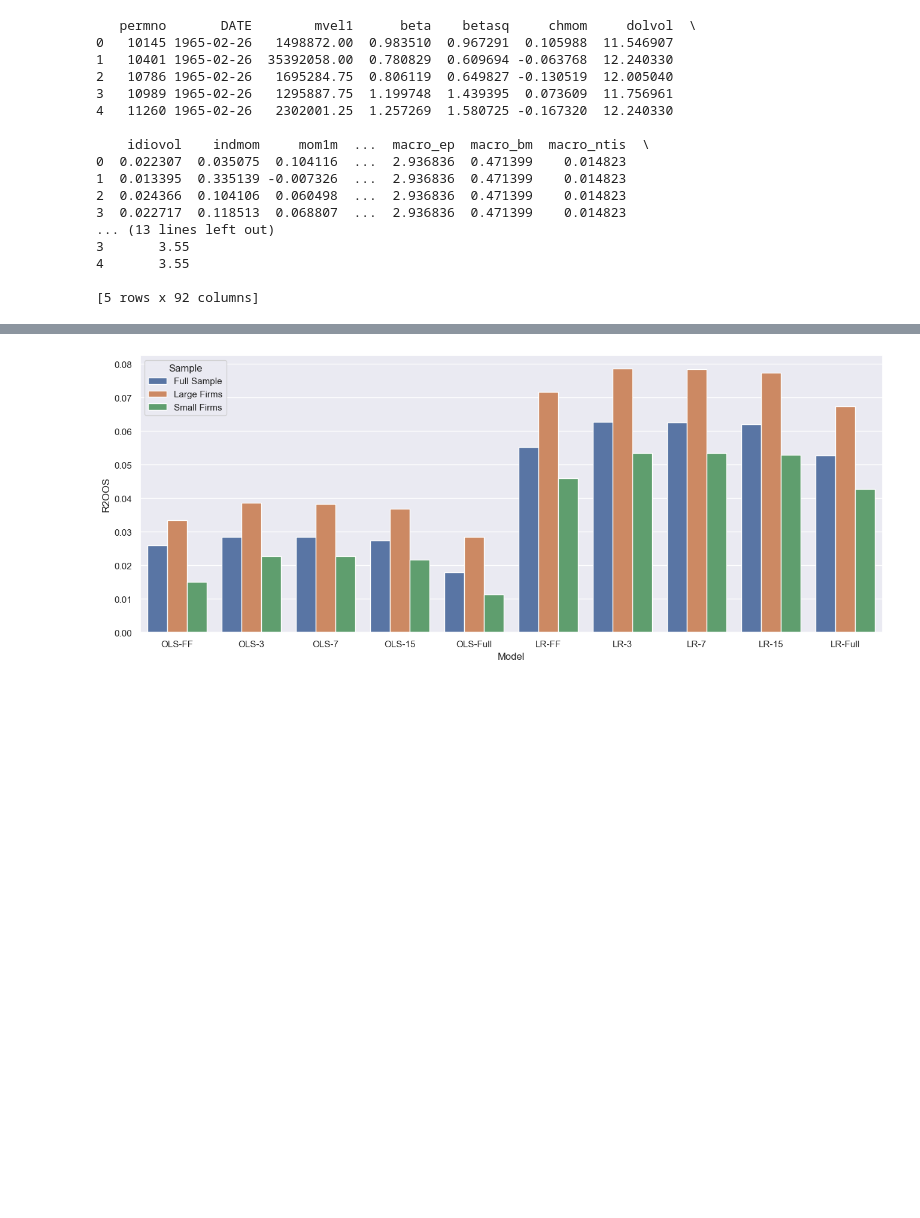
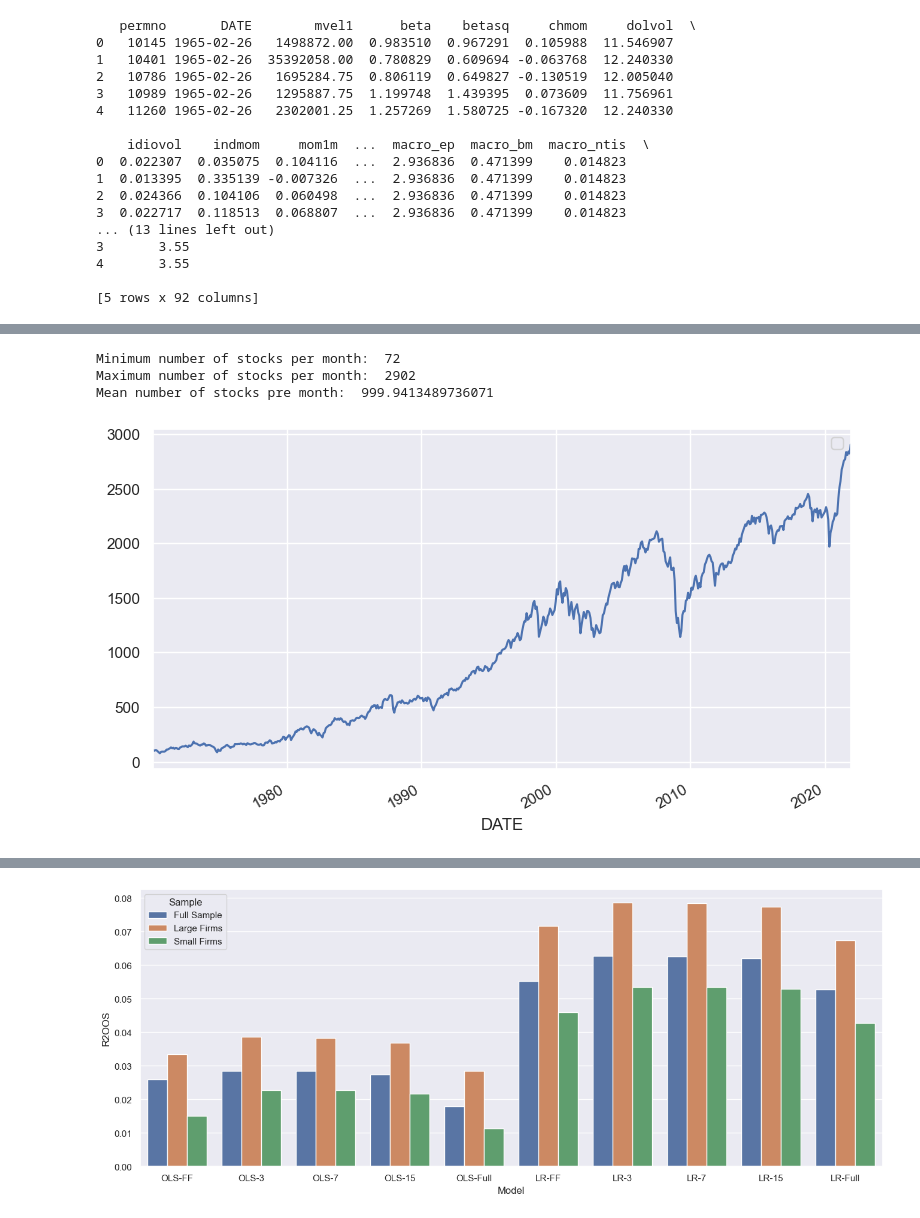
Before and after one commit to KidQuant/Taming-The-Factor-Zoo, a Jupyter notebook: 3_EDA.ipynb, the cells around one changed output, grey strips where cells are left out. Cells and saved outputs as stored; diff of their text form; code cells hidden in the pictures; blank space fills up the shorter version.

```diff
--- a/3_EDA.ipynb
+++ b/3_EDA.ipynb
@@ -64,15 +100,20 @@ df.tail()
 # %%
 Number_stocks_per_month = Counter(df['DATE'])
 Number_stocks_per_month = pd.DataFrame(Number_stocks_per_month.items(), columns=['DATE', 'Numer_of_Stocks'])
 print('Minimum number of stocks per month: ', Number_stocks_per_month['Numer_of_Stocks'].min())
 print('Maximum number of stocks per month: ', Number_stocks_per_month['Numer_of_Stocks'].max())
 print('Mean number of stocks pre month: ', Number_stocks_per_month['Numer_of_Stocks'].mean())
 Number_stocks_per_month.plot(x='DATE',
                              y='Numer_of_Stocks'
-                             ,grid=True, figsize=(8,5) )
+                             ,grid=True, figsize=(9,5) )
 plt.xlim(datetime.date(1970,1,31),datetime.date(2021,11,30))
 plt.legend('')
 plt.savefig('images/number_of_stocks.png', bbox_inches='tight')
+# %% [output]
+Minimum number of stocks per month:  72
+Maximum number of stocks per month:  2902
+Mean number of stocks pre month:  999.9413489736071
+[figure, added]
 # %%
 features = df.columns[~df.columns.isin(['permno', 'Date'])]
 desc_stats = df2[features]
```
Also changed, not shown: parts of 12 cells of this notebook.
